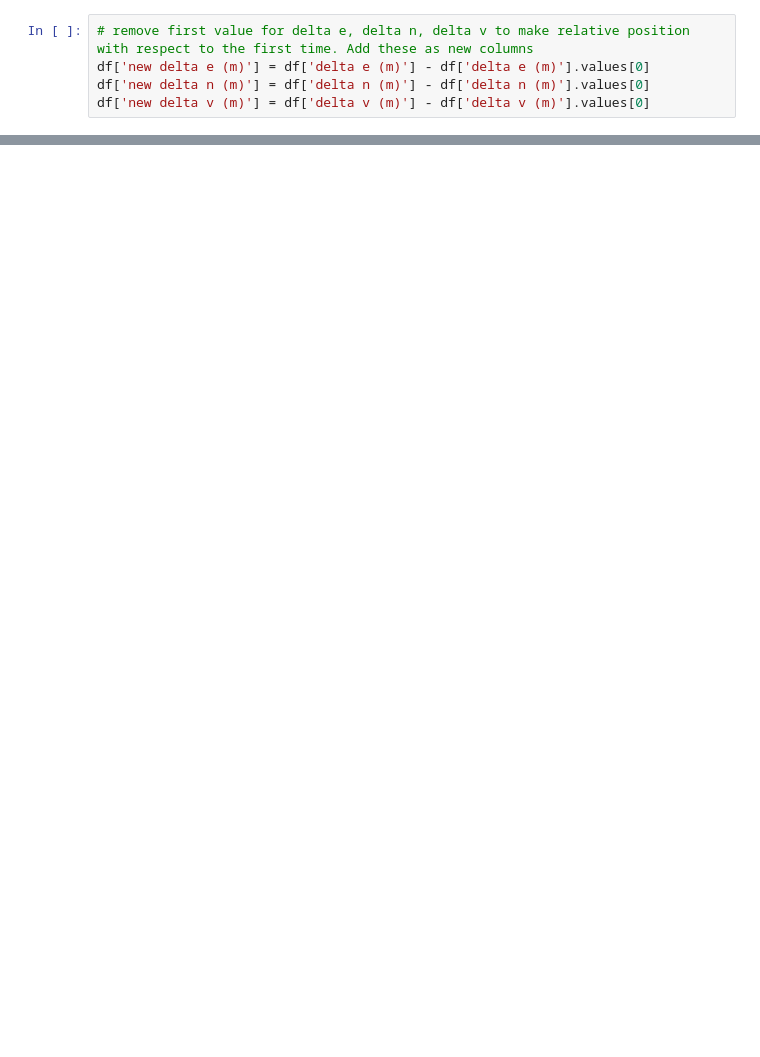
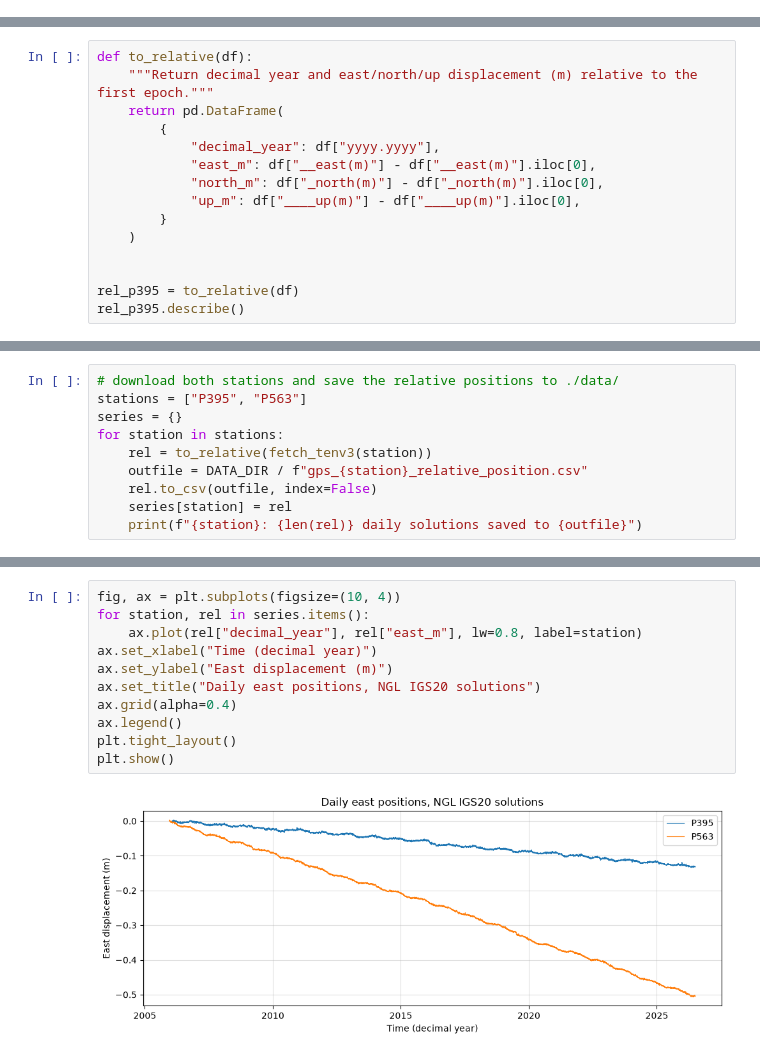
Before and after one commit to geo-smart/mlgeo-book, a Jupyter notebook: book/Chapter1-GettingStarted/1.7_get_geodetic_gnss.ipynb, the cells around one changed output, grey strips where cells are left out. Drawn from its saved outputs; the diff is of its cells as text; blank space fills up the shorter version.

```diff
--- a/book/Chapter1-GettingStarted/1.7_get_geodetic_gnss.ipynb
+++ b/book/Chapter1-GettingStarted/1.7_get_geodetic_gnss.ipynb
@@ -103,5 +55,0 @@ df.describe()
-# %%
-# remove first value for delta e, delta n, delta v to make relative position with respect to the first time. Add these as new columns
-df['new delta e (m)'] = df['delta e (m)'] - df['delta e (m)'].values[0]
-df['new delta n (m)'] = df['delta n (m)'] - df['delta n (m)'].values[0]
-df['new delta v (m)'] = df['delta v (m)'] - df['delta v (m)'].values[0]
@@ -190,0 +60,15 @@ P696 04OCT15 2004.7885 53293 1292 5 -122.2  3733.49076   5117969.91968 1600.0342
+# %%
+def to_relative(df):
+    """Return decimal year and east/north/up displacement (m) relative to the first epoch."""
+    return pd.DataFrame(
+        {
+            "decimal_year": df["yyyy.yyyy"],
+            "east_m": df["__east(m)"] - df["__east(m)"].iloc[0],
+            "north_m": df["_north(m)"] - df["_north(m)"].iloc[0],
+            "up_m": df["____up(m)"] - df["____up(m)"].iloc[0],
+        }
+    )
+
+
+rel_p395 = to_relative(df)
+rel_p395.describe()
@@ -190,0 +85,10 @@ P696 04OCT15 2004.7885 53293 1292 5 -122.2  3733.49076   5117969.91968 1600.0342
+# %%
+# download both stations and save the relative positions to ./data/
+stations = ["P395", "P563"]
+series = {}
+for station in stations:
+    rel = to_relative(fetch_tenv3(station))
+    outfile = DATA_DIR / f"gps_{station}_relative_position.csv"
+    rel.to_csv(outfile, index=False)
+    series[station] = rel
+    print(f"{station}: {len(rel)} daily solutions saved to {outfile}")
@@ -190,0 +100,13 @@ P696 04OCT15 2004.7885 53293 1292 5 -122.2  3733.49076   5117969.91968 1600.0342
+# %%
+fig, ax = plt.subplots(figsize=(10, 4))
+for station, rel in series.items():
+    ax.plot(rel["decimal_year"], rel["east_m"], lw=0.8, label=station)
+ax.set_xlabel("Time (decimal year)")
+ax.set_ylabel("East displacement (m)")
+ax.set_title("Daily east positions, NGL IGS20 solutions")
+ax.grid(alpha=0.4)
+ax.legend()
+plt.tight_layout()
+plt.show()
+# %% [output]
+[figure, added]
```
Also changed, not shown: parts of 16 cells of this notebook, 20 other files.
